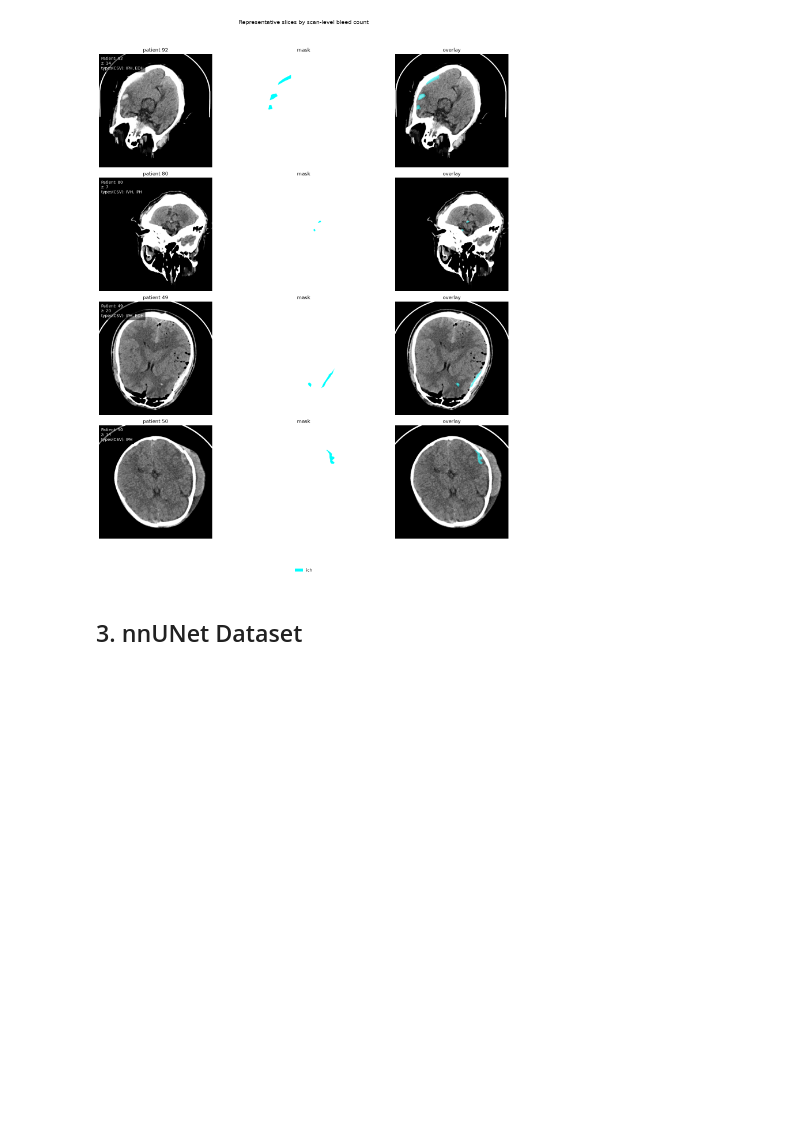
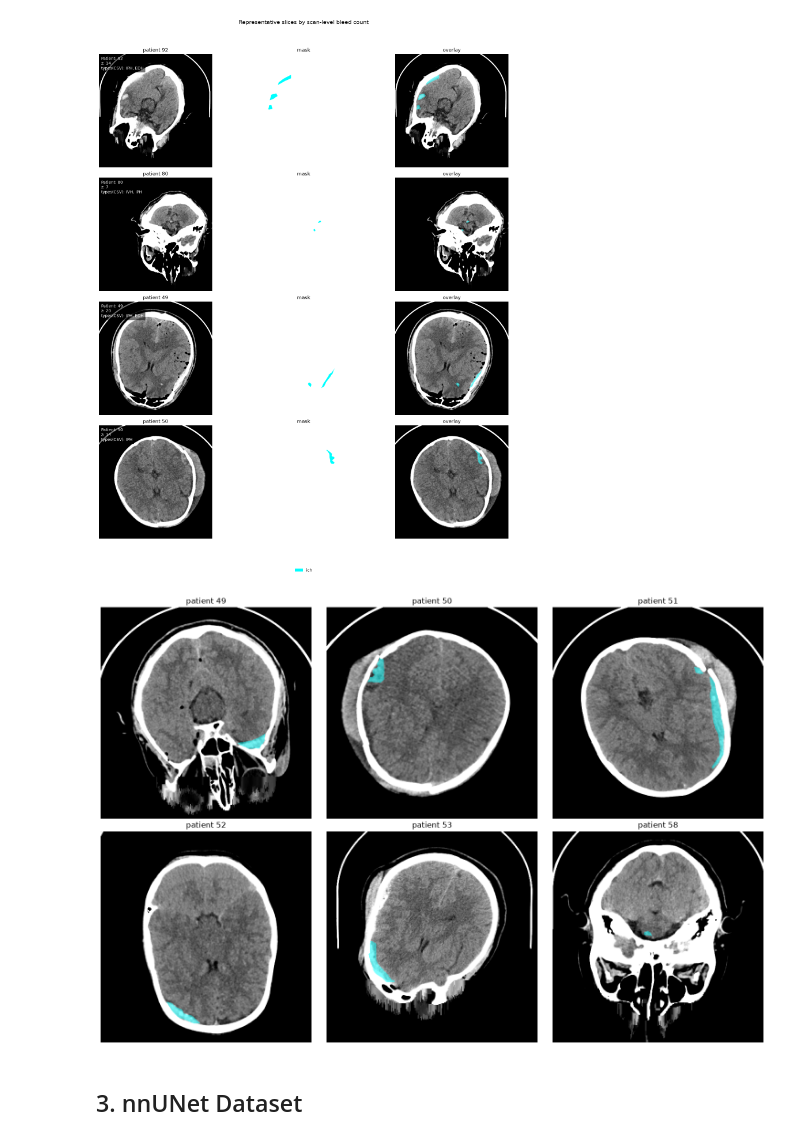
Before and after one commit to 02dumartin/ich-vlm, a Jupyter notebook: notebook/CT-ICH.ipynb, the cells around one changed output. Drawn from its saved outputs; the diff is of its cells as text; code cells hidden in the pictures; blank space fills up the shorter version.

```diff
--- a/notebook/CT-ICH.ipynb
+++ b/notebook/CT-ICH.ipynb
@@ -583,6 +599,32 @@ plt.tight_layout(rect=[0, 0.05, 1, 0.97])
 plt.show()
 # %% [output]
 [figure]
+# %%
+patients_with_lesion = [
+    pnum for pnum in common_patients
+    if (nib.load(str(mask_map[pnum])).get_fdata() > 0).any()
+]
+sample_patients = patients_with_lesion[:6]
+
+fig, axes = plt.subplots(2, 3, figsize=(15, 10))
+for ax, pnum in zip(axes.ravel(), sample_patients):
+    arr = nib.load(str(ct_map[pnum])).get_fdata()
+    marr = nib.load(str(mask_map[pnum])).get_fdata()
+    fg_per_slice = marr.sum(axis=(0, 1))
+    z = int(fg_per_slice.argmax())
+
+    windowed = np.rot90(apply_window(arr[:, :, z]), k=-1)
+    mask_slice = np.rot90(marr[:, :, z], k=-1)
+    overlay = np.ma.masked_where(mask_slice == 0, mask_slice)
+
+    ax.imshow(windowed, cmap='gray')
+    ax.imshow(overlay, cmap=custom_cmap_1cls, vmin=0, vmax=1, alpha=0.5)
+    ax.set_title(f"patient {pnum}")
+    ax.axis('off')
+plt.tight_layout()
+plt.show()
+# %% [output]
+[figure, added]
 # %% [markdown]
 ## 3. nnUNet Dataset
 # %%
```
Also changed, not shown: parts of 7 cells of this notebook, 1 other file.
